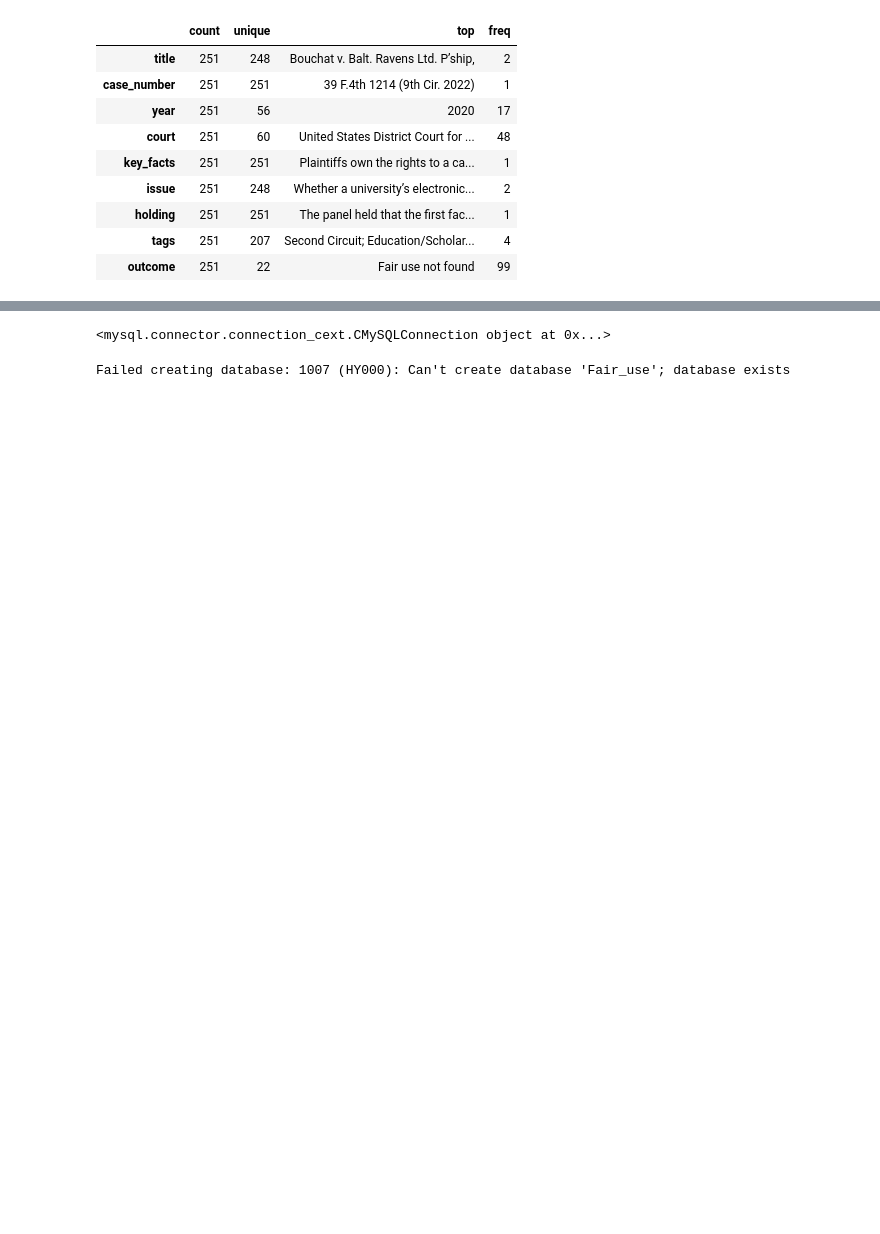
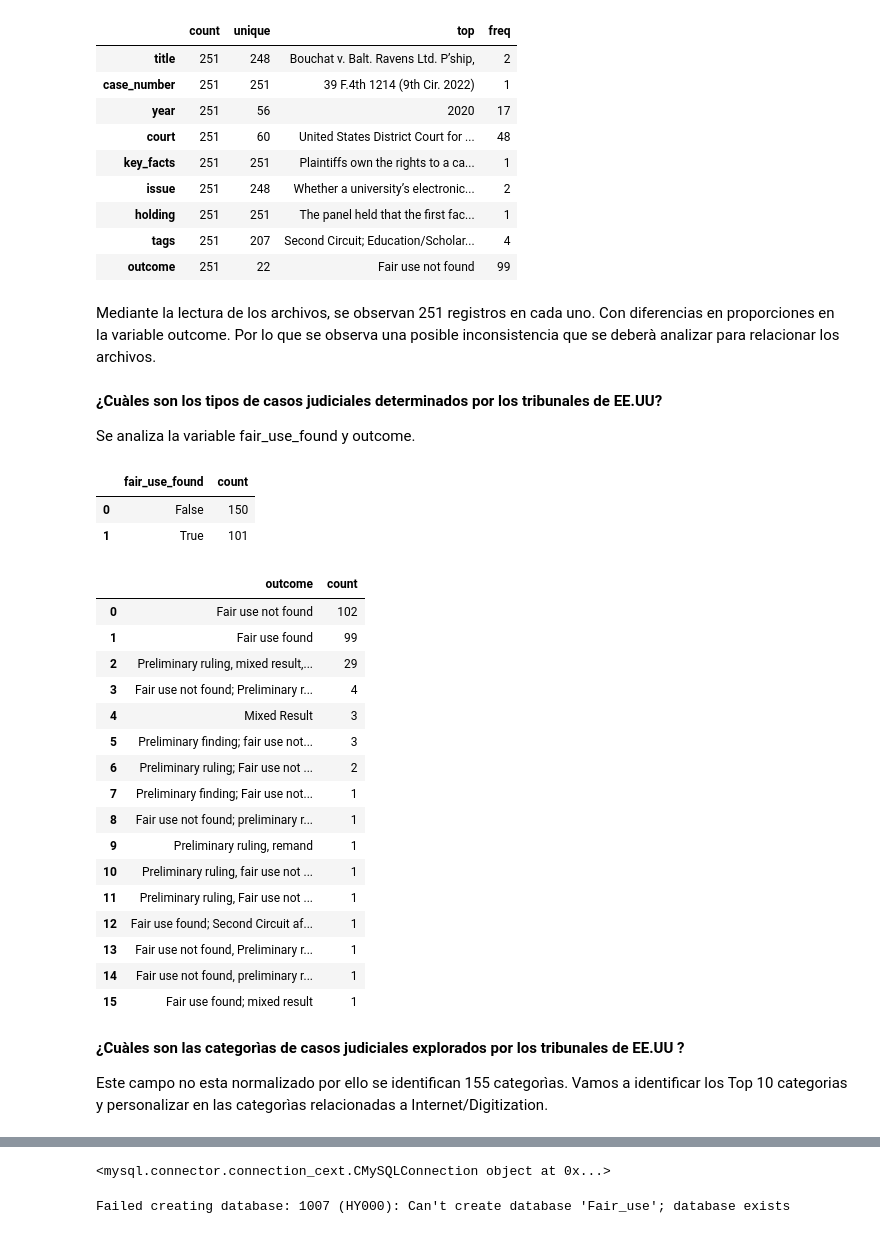
Before and after one commit to AmaliaGuaymasCanavire/ejercicio-1, a Jupyter notebook: fair-data-db.ipynb, the cells around one changed output, grey strips where cells are left out. Cells and saved outputs as stored; diff of their text form; code cells hidden in the pictures; blank space fills up the shorter version.

```diff
--- a/fair-data-db.ipynb
+++ b/fair-data-db.ipynb
@@ -131,3 +135,39 @@ fair_use_findings_df.describe(include='all').T
 | holding | 251 | 251 | The panel held that the first fac... | 1 |
 | tags | 251 | 207 | Second Circuit; Education/Scholar... | 4 |
 | outcome | 251 | 22 | Fair use not found | 99 |
+# %% [markdown]
+Mediante la lectura de los archivos, se observan 251 registros en cada uno. Con diferencias en proporciones en la variable outcome. Por lo que se observa una posible inconsistencia que se deberà analizar para relacionar los archivos.
+# %% [markdown]
+**¿Cuàles son los tipos de casos judiciales determinados por los tribunales de EE.UU?**
+
+Se analiza la variable fair_use_found y outcome.
+# %%
+fair_use_cases_df['fair_use_found'].value_counts().reset_index()
+# %% [output]
+|  | fair_use_found | count |
+| 0 | False | 150 |
+| 1 | True | 101 |
+# %%
+fair_use_cases_df['outcome'].value_counts().reset_index()
+# %% [output]
+|  | outcome | count |
+| 0 | Fair use not found | 102 |
+| 1 | Fair use found | 99 |
+| 2 | Preliminary ruling, mixed result,... | 29 |
+| 3 | Fair use not found; Preliminary r... | 4 |
+| 4 | Mixed Result | 3 |
+| 5 | Preliminary finding; fair use not... | 3 |
+| 6 | Preliminary ruling; Fair use not ... | 2 |
+| 7 | Preliminary finding; Fair use not... | 1 |
+| 8 | Fair use not found; preliminary r... | 1 |
+| 9 | Preliminary ruling, remand | 1 |
+| 10 | Preliminary ruling, fair use not ... | 1 |
+| 11 | Preliminary ruling, Fair use not ... | 1 |
+| 12 | Fair use found; Second Circuit af... | 1 |
+| 13 | Fair use not found, Preliminary r... | 1 |
+| 14 | Fair use not found, preliminary r... | 1 |
+| 15 | Fair use found; mixed result | 1 |
+# %% [markdown]
+**¿Cuàles son las categorìas de casos judiciales explorados por los tribunales de EE.UU ?**
+
+Este campo no esta normalizado por ello se identifican 155 categorìas. Vamos a identificar los Top 10 categorias y personalizar en las  categorìas relacionadas a Internet/Digitization.
```
Also changed, not shown: parts of 19 cells of this notebook.
